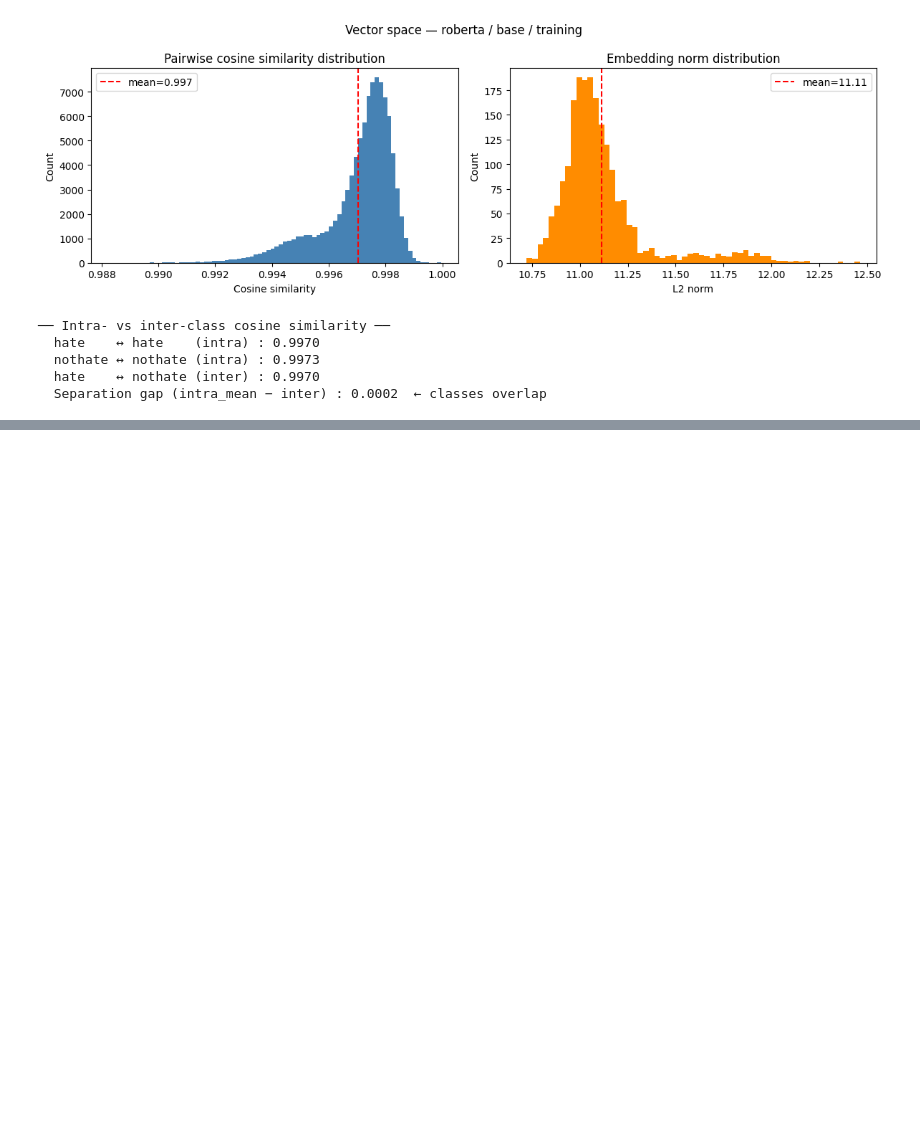
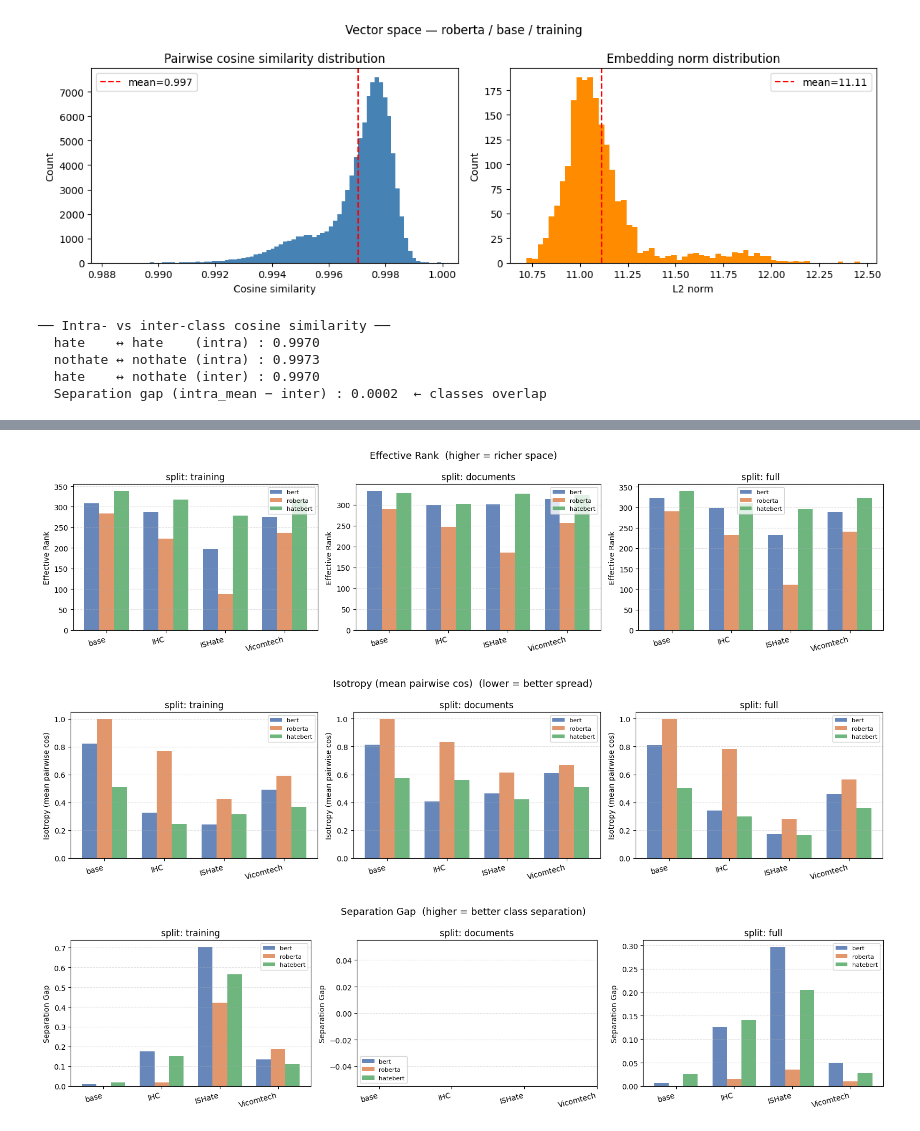
Before and after one commit to Duckymini/deep_learning, a Jupyter notebook: results/retrieval.executed.ipynb, the cells around one changed output, grey strips where cells are left out. Saved outputs shown, nothing was run; the diff lists cells and outputs as text; code cells hidden in the pictures; blank space fills up the shorter version.

```diff
--- a/results/retrieval.executed.ipynb
+++ b/results/retrieval.executed.ipynb
@@ -408,0 +528,44 @@ Encoding 2000 random samples...
+# %%
+if df_cmp.empty:
+    raise RuntimeError("df_cmp is empty — re-run the previous cell to diagnose")
+
+metrics_to_plot = [
+    ("eff_rank", "Effective Rank",              "higher = richer space"),
+    ("isotropy", "Isotropy (mean pairwise cos)","lower = better spread"),
+    ("sep_gap",  "Separation Gap",              "higher = better class separation"),
+]
+
+colors = {"bert": "#4c72b0", "roberta": "#dd8452", "hatebert": "#55a868"}
+x      = np.arange(len(ALL_VARIANTS))
+width  = 0.25
+
+for metric_key, metric_label, metric_desc in metrics_to_plot:
+    fig, axes = plt.subplots(1, 3, figsize=(16, 4), sharey=False)
+    fig.suptitle(f"{metric_label}  ({metric_desc})", fontsize=13)
+
+    for ax, split in zip(axes, ALL_SPLITS):
+        df_s = df_cmp[df_cmp["split"] == split]
+
+        for i, family in enumerate(ALL_FAMILIES):
+            df_f = df_s[df_s["family"] == family]
+            vals = []
+            for v in ALL_VARIANTS:
+                row = df_f[df_f["variant"] == v]
+                vals.append(float(row[metric_key].iloc[0]) if len(row) and row[metric_key].iloc[0] is not None else np.nan)
+
+            bars = ax.bar(x + i * width, vals, width,
+                          label=family, color=colors[family], alpha=0.85)
+
+        ax.set_title(f"split: {split}")
+        ax.set_xticks(x + width)
+        ax.set_xticklabels(ALL_VARIANTS, rotation=15, ha="right")
+        ax.set_ylabel(metric_label)
+        ax.legend(fontsize=8)
+        ax.grid(axis="y", linestyle="--", alpha=0.4)
+
+    plt.tight_layout()
+    plt.show()
+# %% [output]
+[figure, added]
+[figure, added]
+[figure, added]
```
Also changed, not shown: parts of 2 cells of this notebook.
